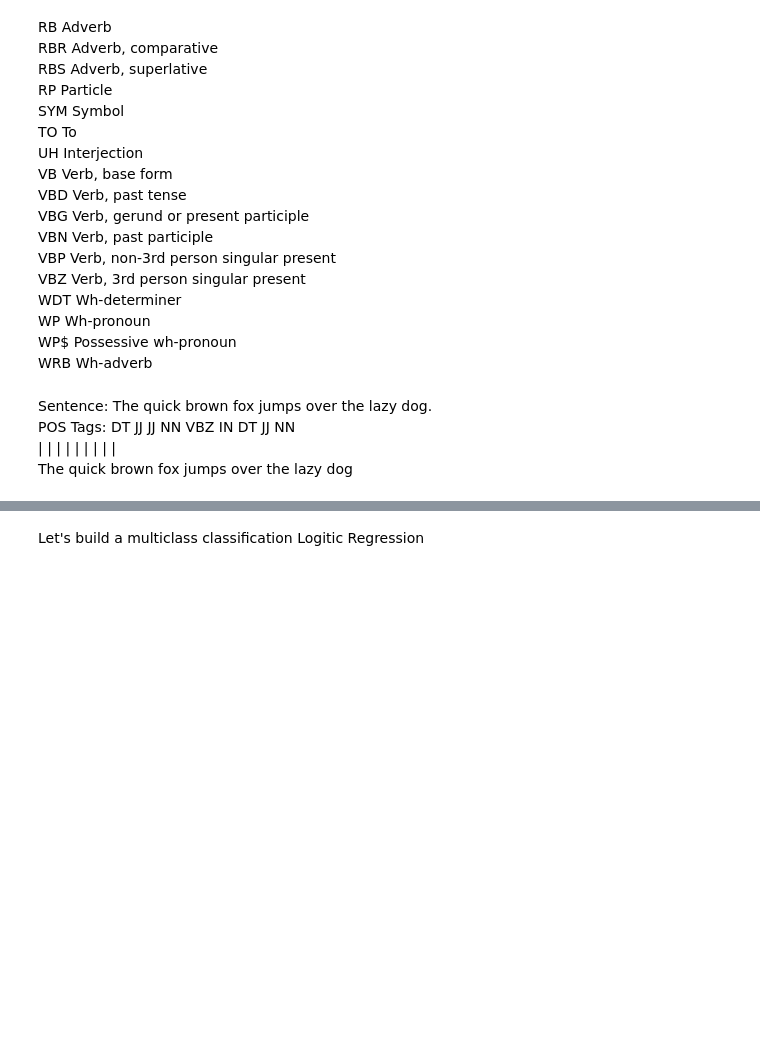
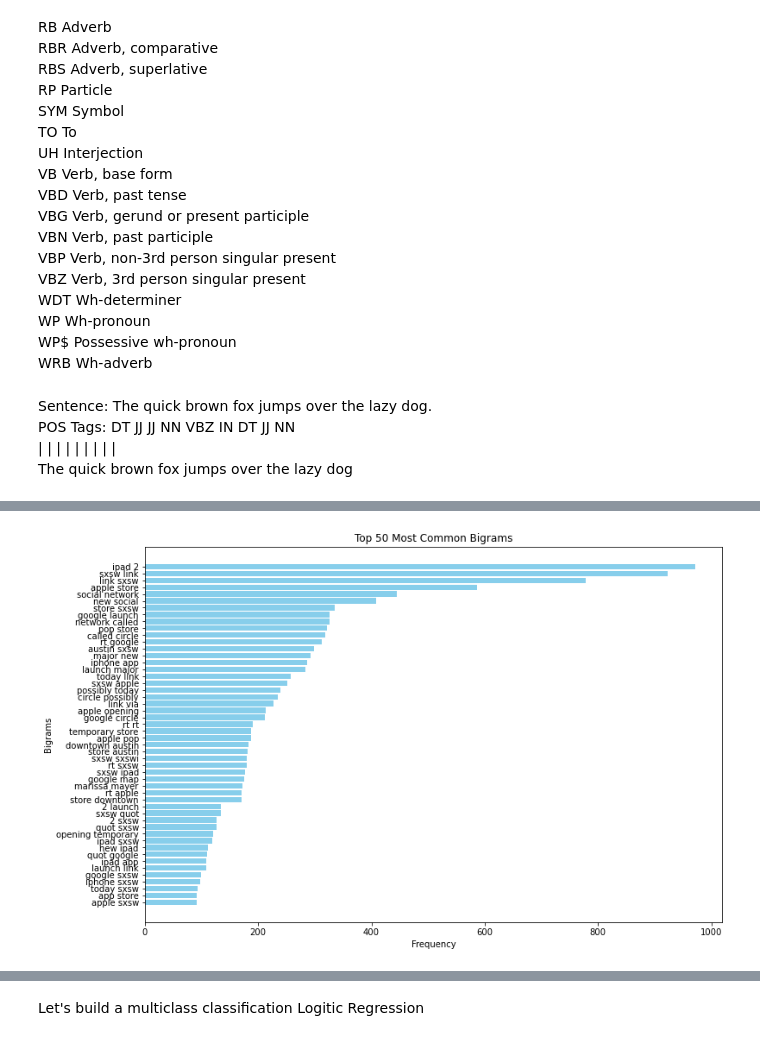
Before and after one commit to byrdwcrawford/NLP-Sentiment-Classification, a Jupyter notebook: NLP Notebook.ipynb, the cells around one changed output, grey strips where cells are left out. Cells and saved outputs as stored; diff of their text form; code cells hidden in the pictures; blank space fills up the shorter version.

Commit message:
ngrams broke my model

```diff
--- a/NLP Notebook.ipynb
+++ b/NLP Notebook.ipynb
@@ -367,3 +376,15 @@ Sentence: The quick brown fox jumps over the lazy dog.
 POS Tags: DT  JJ    JJ    NN  VBZ   IN   DT  JJ   NN
            |   |     |    |    |     |    |   |    |
            The quick brown fox jumps over the lazy dog
+# %%
+def generate_ngrams(text, n):
+    tokens = word_tokenize(text)
+    n_grams = list(ngrams(tokens, n))
+    return n_grams
+
+# Apply the function to generate bigrams and trigrams
+df['bigrams'] = df['cleaned_text'].apply(lambda x: generate_ngrams(x, 2))
+df['trigrams'] = df['cleaned_text'].apply(lambda x: generate_ngrams(x, 3))
+
+# Display the DataFrame with bigrams and trigrams
+df['bigrams']
@@ -369,0 +404,24 @@ POS Tags: DT  JJ    JJ    NN  VBZ   IN   DT  JJ   NN
+# %%
+# Flatten the list of bigrams
+all_bigrams = [bigram for sublist in df['bigrams'] for bigram in sublist]
+
+# Count the frequency of each bigram
+bigram_freq = Counter(all_bigrams)
+
+# Get the top 50 most common bigrams
+top_50_bigrams = bigram_freq.most_common(50)
+
+# Prepare data for the histogram
+bigrams, counts = zip(*top_50_bigrams)
+bigram_labels = [' '.join(bigram) for bigram in bigrams]
+
+# Plot the histogram
+plt.figure(figsize=(12, 8))
+plt.barh(bigram_labels, counts, color='skyblue')
+plt.xlabel('Frequency')
+plt.ylabel('Bigrams')
+plt.title('Top 50 Most Common Bigrams')
+plt.gca().invert_yaxis()  # Invert y-axis to have the highest frequency at the top
+plt.show()
+# %% [output]
+[figure, added]
```
Also changed, not shown: parts of 18 cells of this notebook.
